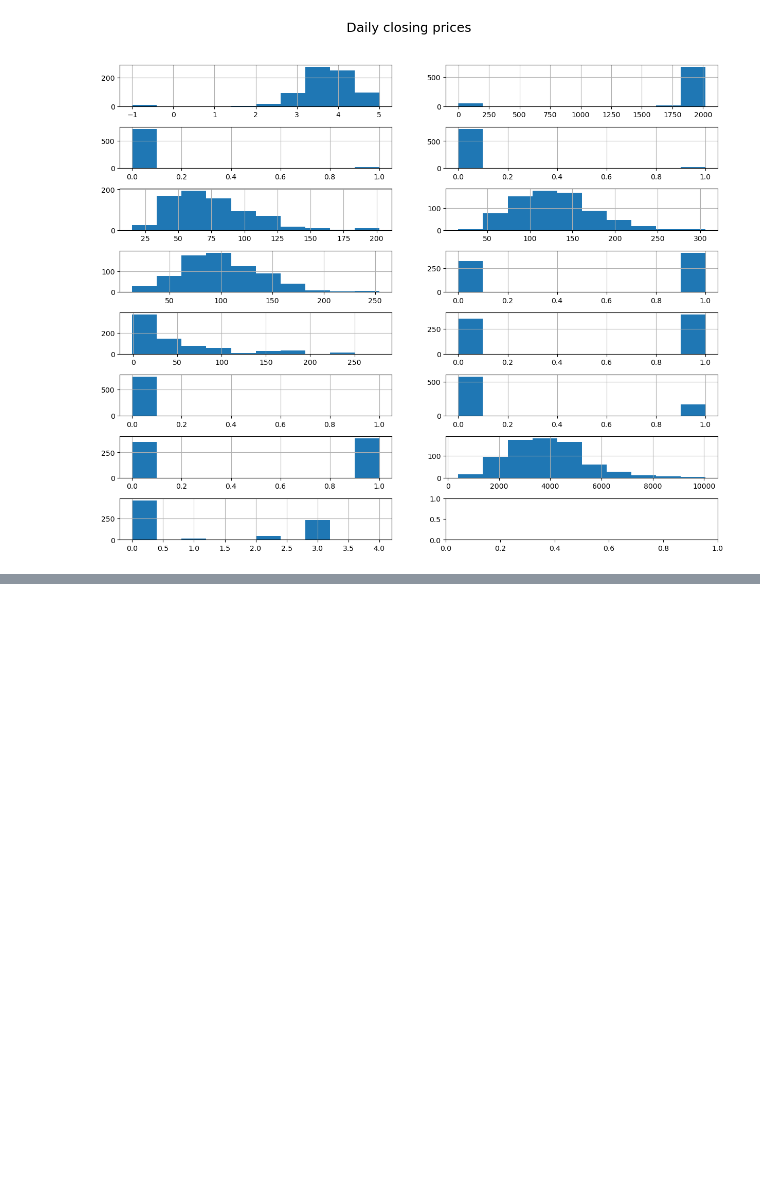
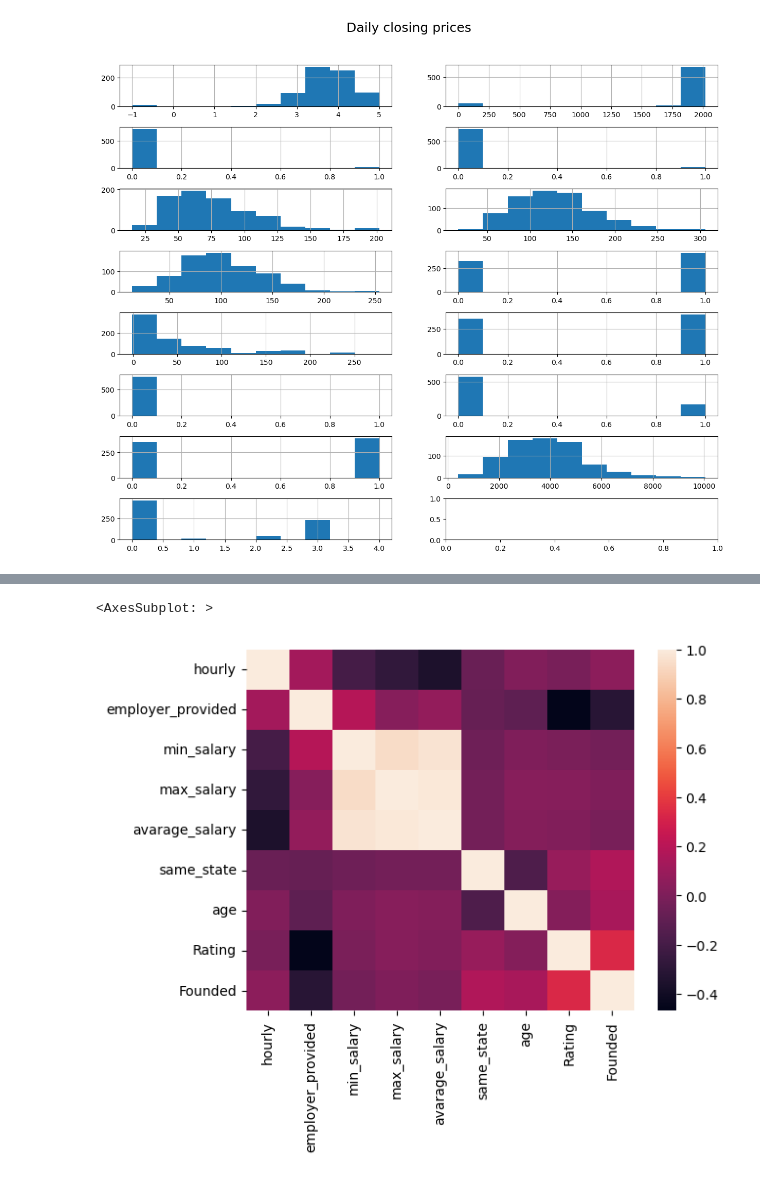
Before and after one commit to pawanacharya0123/dataScienceP, a Jupyter notebook: eda.ipynb, the cells around one changed output, grey strips where cells are left out. Drawn from its saved outputs; the diff is of its cells as text; code cells hidden in the pictures; blank space fills up the shorter version.

```diff
--- a/eda.ipynb
+++ b/eda.ipynb
@@ -197,0 +205,7 @@ dtype('O')
+# %%
+df_correlation= df[['hourly', 'employer_provided', 'min_salary', 'max_salary',
+       'avarage_salary', 'company_text', 'job_states', 'same_state', 'age','Rating', 'Size', 'Founded', 'Industry', 'Sector', 'Revenue', 'Competitors',]]
+sns.heatmap(df_correlation.corr())
+# %% [output]
+<AxesSubplot: >
+[figure, added]
```
Also changed, not shown: parts of 13 cells of this notebook.
